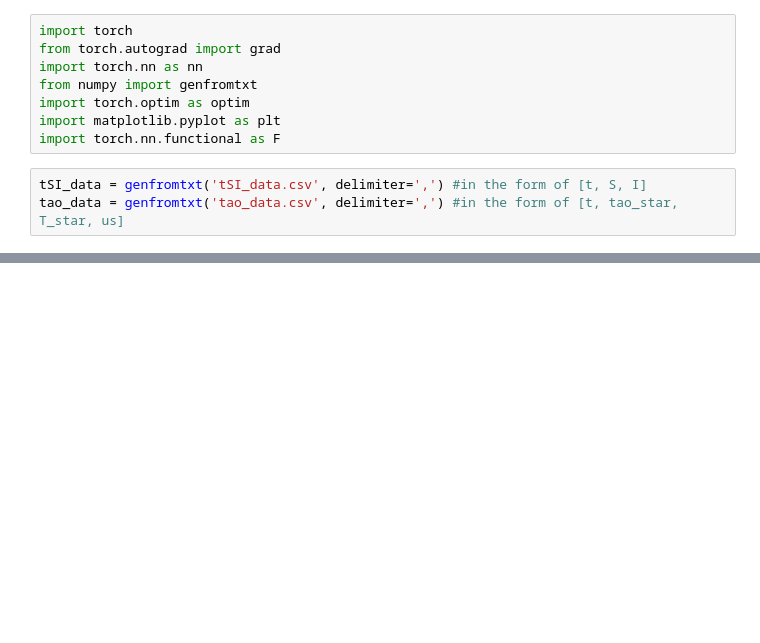
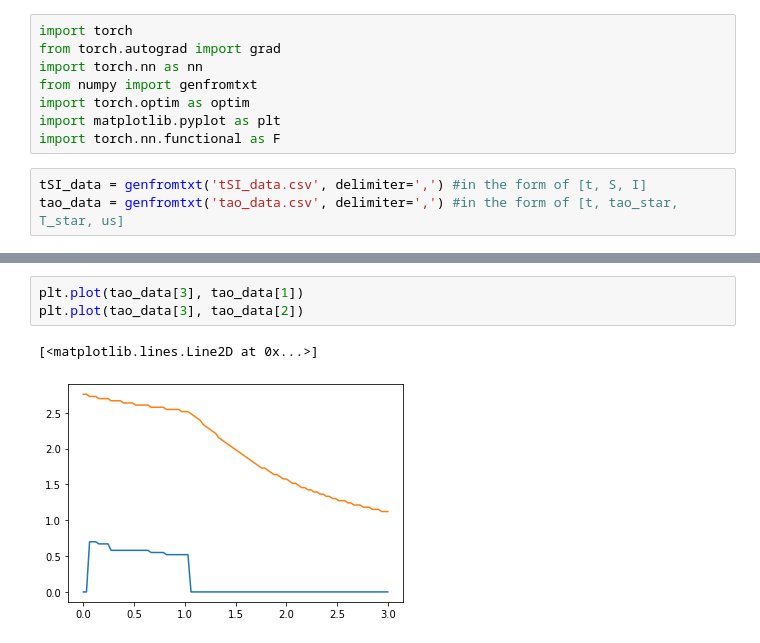
Before and after one commit to Shaier/DINN, a Jupyter notebook: test.ipynb, the cells around one changed output, grey strips where cells are left out. Cells and saved outputs as stored; diff of their text form; blank space fills up the shorter version.

```diff
--- a/test.ipynb
+++ b/test.ipynb
@@ -133,0 +135,6 @@ tensor([3.4841], requires_grad=True)
+# %%
+plt.plot(tao_data[3], tao_data[1])
+plt.plot(tao_data[3], tao_data[2])
+# %% [output]
+[<matplotlib.lines.Line2D at 0x...>]
+[figure, added]
```
Also changed, not shown: parts of 4 cells of this notebook.
